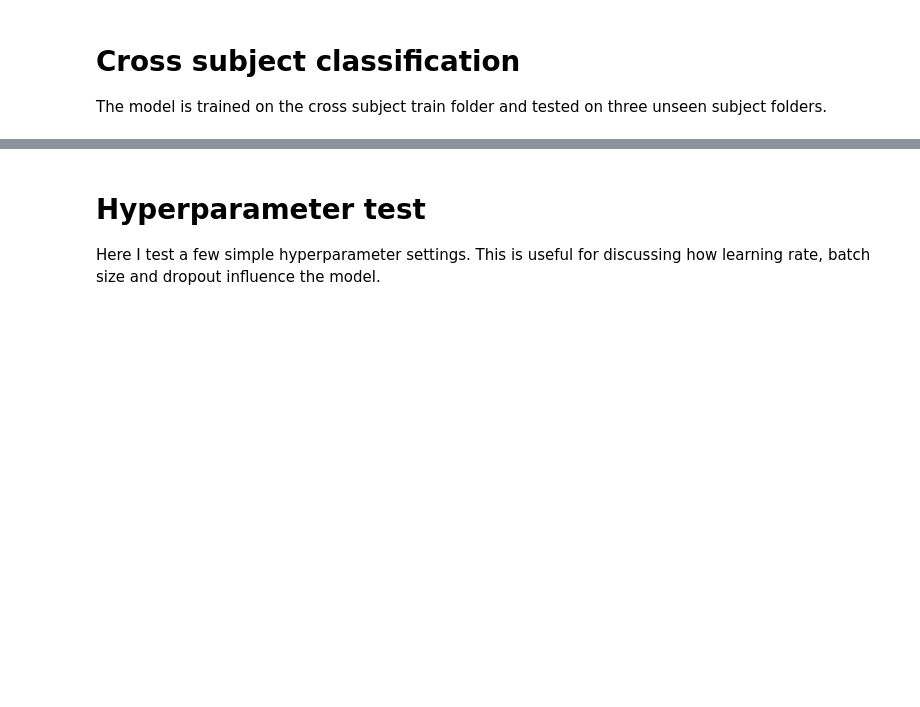
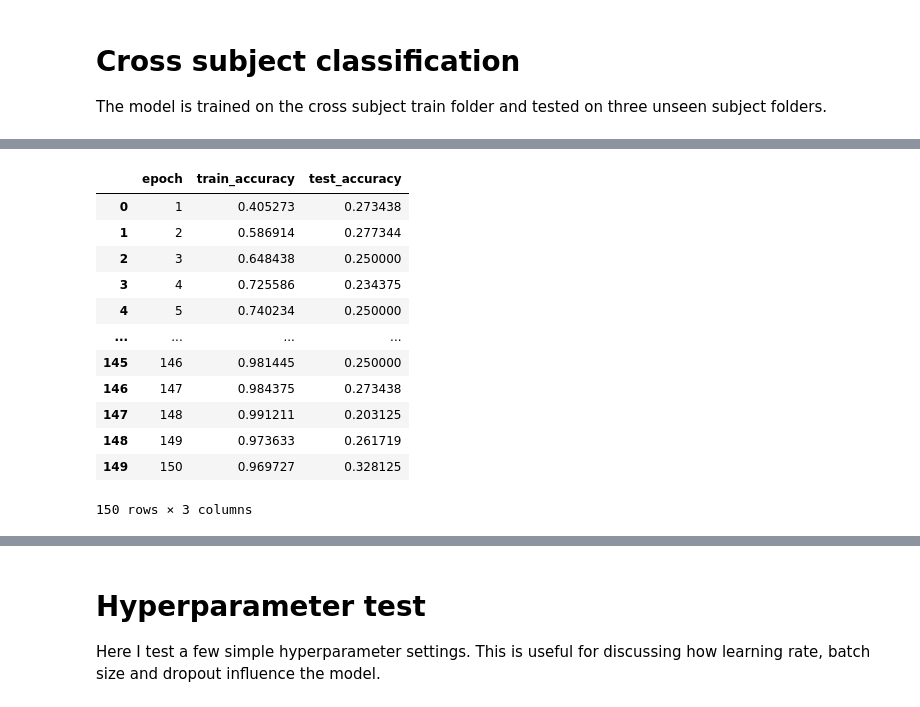
Before and after one commit to Mashu02/DeepLearning_Assignment2, a Jupyter notebook: code_mus.ipynb, the cells around one changed output, grey strips where cells are left out. Cells and saved outputs as stored; diff of their text form; code cells hidden in the pictures; blank space fills up the shorter version.

```diff
--- a/code_mus.ipynb
+++ b/code_mus.ipynb
@@ -329,8 +622,9 @@ cross_model, cross_history = train_model(
     cross_model,
     cross_train_loader,
     cross_test1_loader,
-    epochs=8,
+    epochs=150,
     learning_rate=0.001
 )
 
 cross_history
+# %% [output]
@@ -336,0 +646,13 @@ cross_history
+|  | epoch | train_accuracy | test_accuracy |
+| 0 | 1 | 0.405273 | 0.273438 |
+| 1 | 2 | 0.586914 | 0.277344 |
+| 2 | 3 | 0.648438 | 0.250000 |
+| 3 | 4 | 0.725586 | 0.234375 |
+| 4 | 5 | 0.740234 | 0.250000 |
+| ... | ... | ... | ... |
+| 145 | 146 | 0.981445 | 0.250000 |
+| 146 | 147 | 0.984375 | 0.273438 |
+| 147 | 148 | 0.991211 | 0.203125 |
+| 148 | 149 | 0.973633 | 0.261719 |
+| 149 | 150 | 0.969727 | 0.328125 |
+150 rows × 3 columns
```
Also changed, not shown: parts of 21 cells of this notebook.
